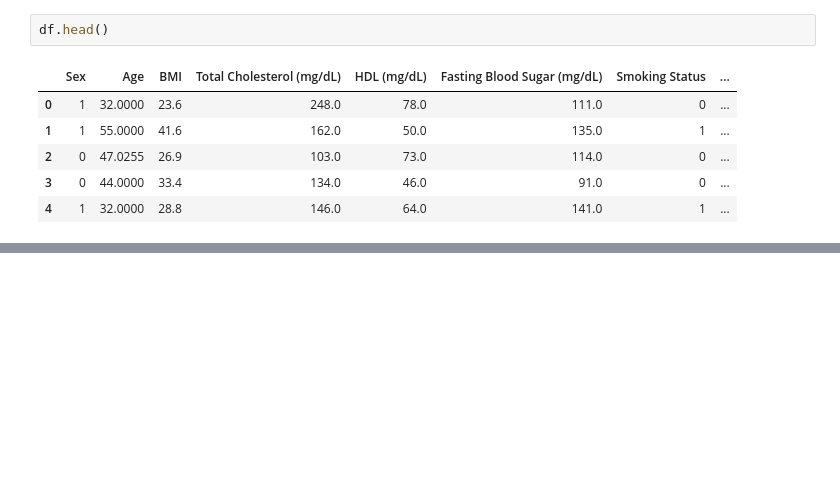
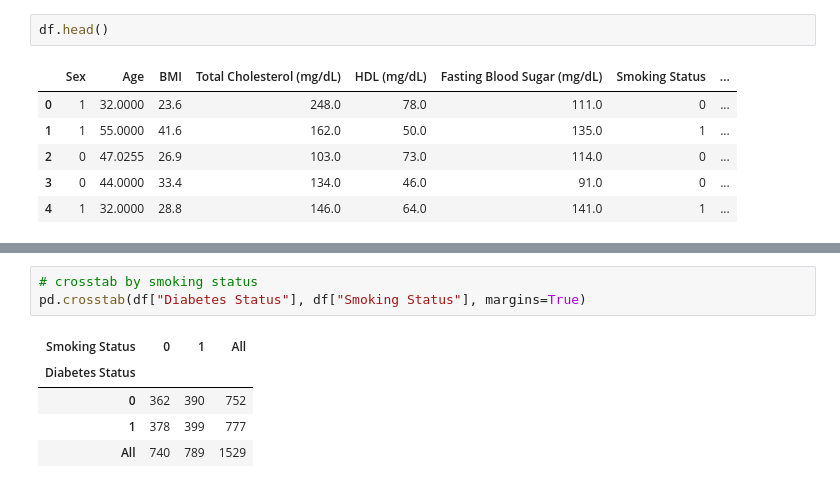
Before and after one commit to lilah-duboff/UDS_CVD_Final_Project_Rep, a Jupyter notebook: empirical_analysis.ipynb, the cells around one changed output, grey strips where cells are left out. Cells and saved outputs as stored; diff of their text form; blank space fills up the shorter version.

```diff
--- a/empirical_analysis.ipynb
+++ b/empirical_analysis.ipynb
@@ -170,0 +202,9 @@ Estimated LDL (mg/dL): 109.99
+# %%
+# crosstab by smoking status
+pd.crosstab(df["Diabetes Status"], df["Smoking Status"], margins=True)
+# %% [output]
+| Smoking Status | 0 | 1 | All |
+| Diabetes Status |  |  |  |
+| 0 | 362 | 390 | 752 |
+| 1 | 378 | 399 | 777 |
+| All | 740 | 789 | 1529 |
```
Also changed, not shown: parts of 16 cells of this notebook.
